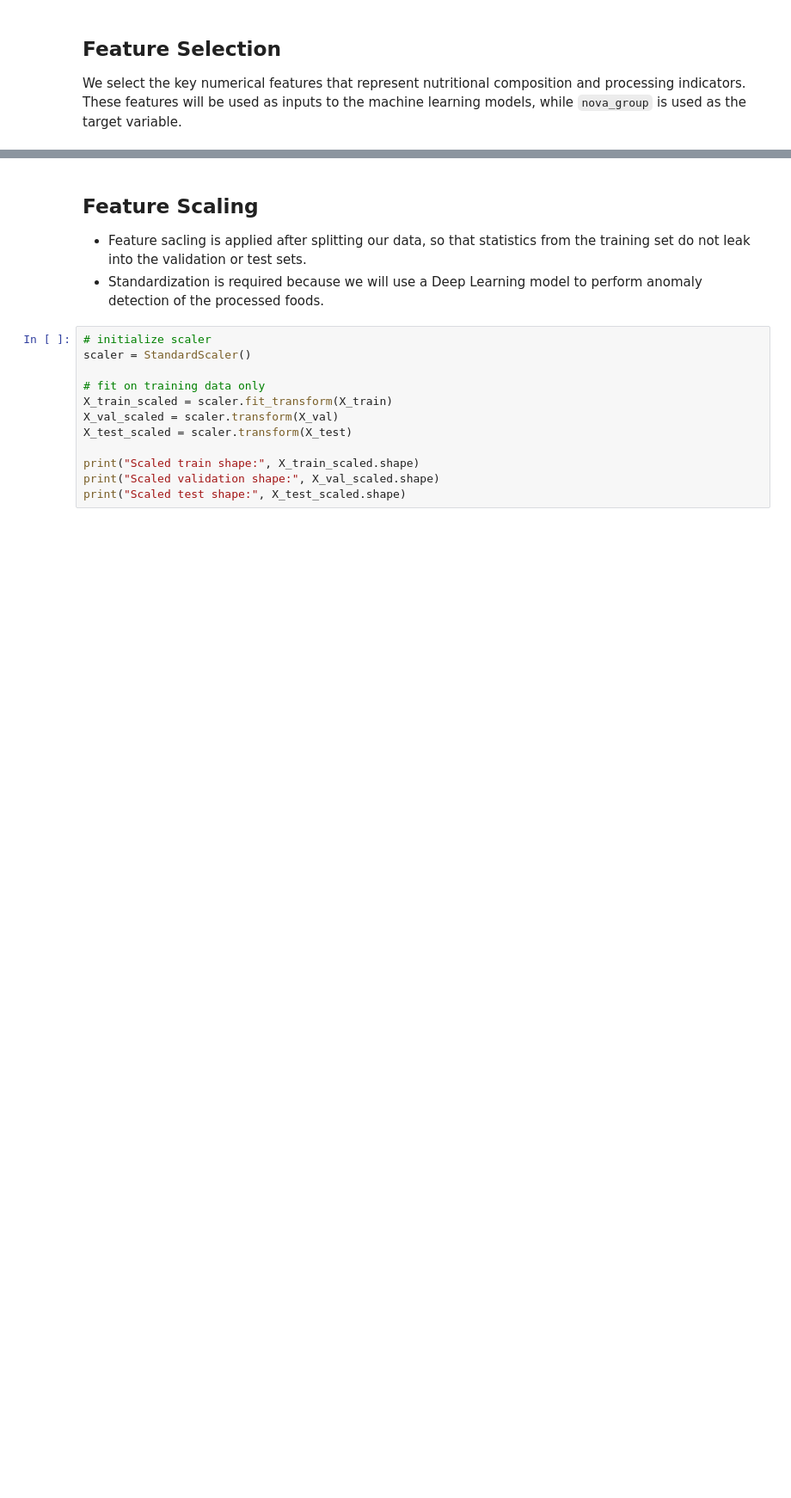
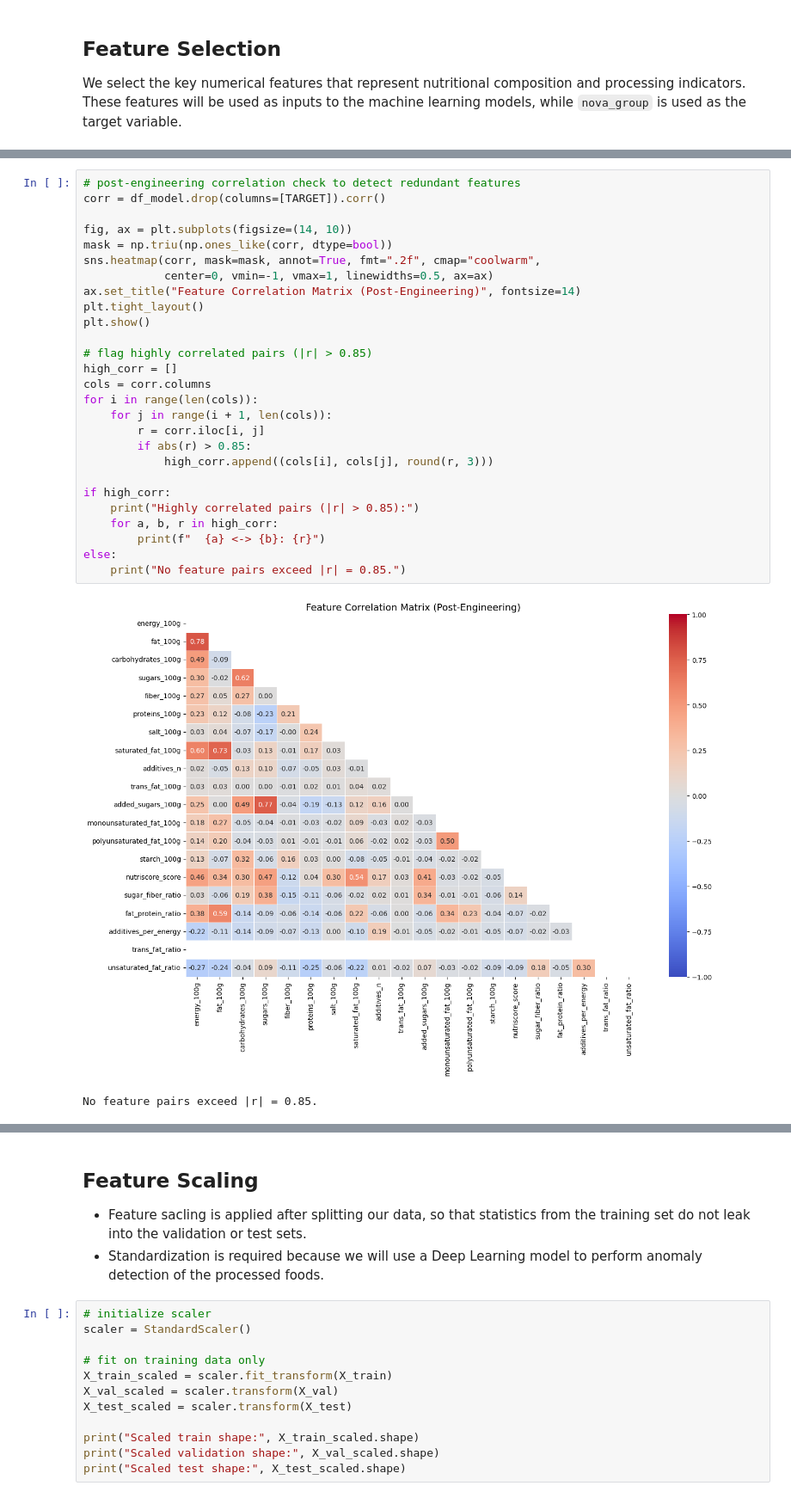
Before and after one commit to swapnilprakashpatil/aai590_5_capstone_project, a Jupyter notebook: 02_Feature_Engineering_and_Model_Preperation.ipynb, the cells around one changed output, grey strips where cells are left out. Shown at 86% size. Saved outputs shown, nothing was run; the diff lists cells and outputs as text; blank space fills up the shorter version.

```diff
--- a/02_Feature_Engineering_and_Model_Preperation.ipynb
+++ b/02_Feature_Engineering_and_Model_Preperation.ipynb
@@ -91 +204,31 @@ Updated dataset shape: (83074, 13)
+# %%
+# post-engineering correlation check to detect redundant features
+corr = df_model.drop(columns=[TARGET]).corr()
+
+fig, ax = plt.subplots(figsize=(14, 10))
+mask = np.triu(np.ones_like(corr, dtype=bool))
+sns.heatmap(corr, mask=mask, annot=True, fmt=".2f", cmap="coolwarm",
+            center=0, vmin=-1, vmax=1, linewidths=0.5, ax=ax)
+ax.set_title("Feature Correlation Matrix (Post-Engineering)", fontsize=14)
+plt.tight_layout()
+plt.show()
+
+# flag highly correlated pairs (|r| > 0.85)
+high_corr = []
+cols = corr.columns
+for i in range(len(cols)):
+    for j in range(i + 1, len(cols)):
+        r = corr.iloc[i, j]
+        if abs(r) > 0.85:
+            high_corr.append((cols[i], cols[j], round(r, 3)))
+
+if high_corr:
+    print("Highly correlated pairs (|r| > 0.85):")
+    for a, b, r in high_corr:
+        print(f"  {a} <-> {b}: {r}")
+else:
+    print("No feature pairs exceed |r| = 0.85.")
+# %% [output]
+[figure, added]
+No feature pairs exceed |r| = 0.85.
 # %% [markdown]
```
Also changed, not shown: parts of 19 cells of this notebook, 10 other files.
